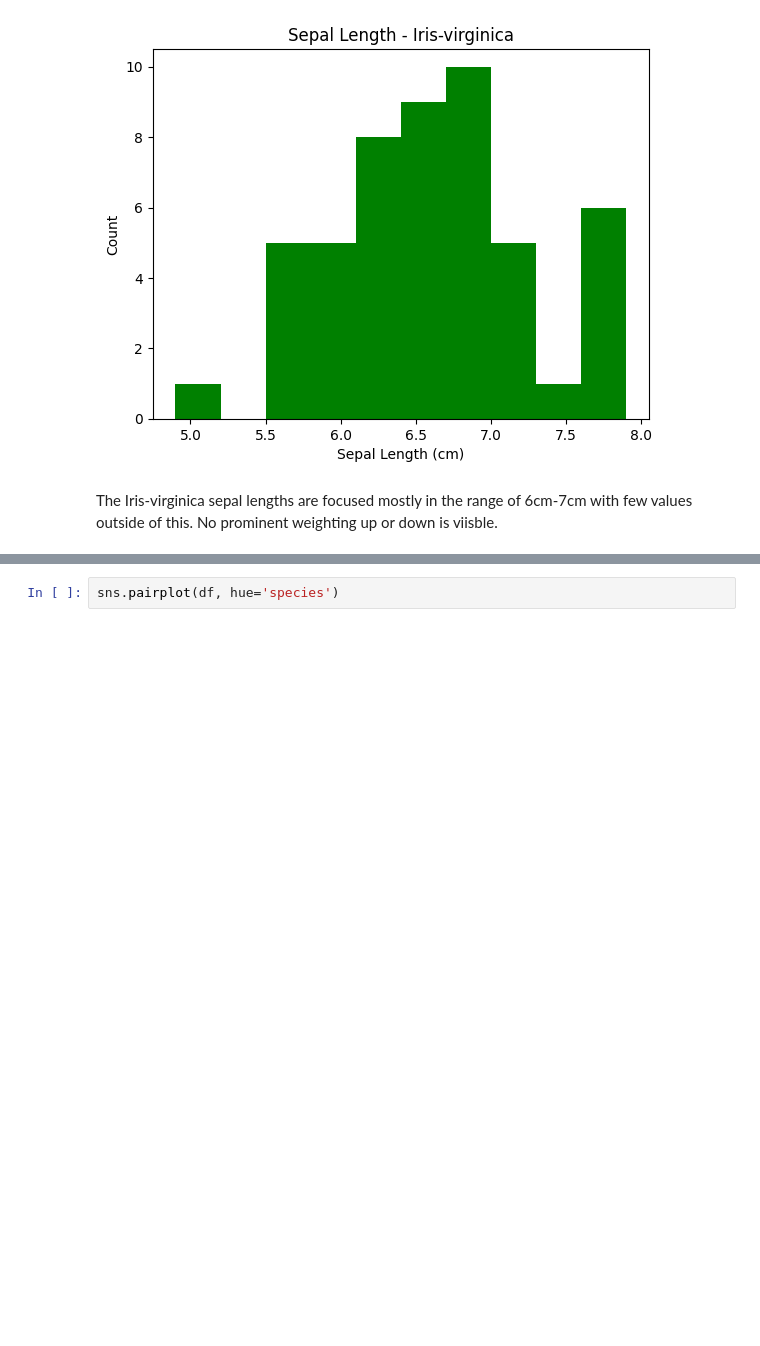
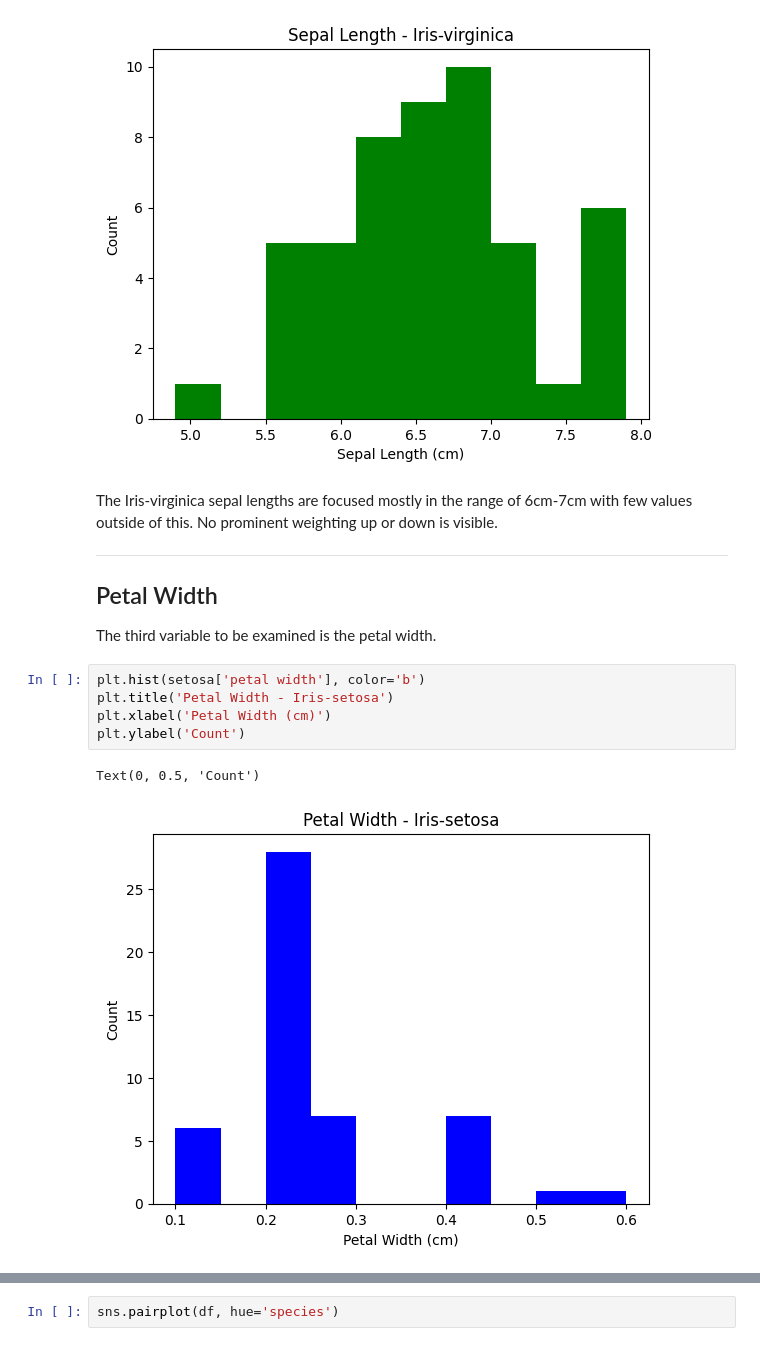
Before and after one commit to tomdbrophy/fund_data_analysis_assessment, a Jupyter notebook: project.ipynb, the cells around one changed output, grey strips where cells are left out. Drawn from its saved outputs; the diff is of its cells as text; blank space fills up the shorter version.

Commit message:
Assignment - Remaining Histograms added

```diff
--- a/project.ipynb
+++ b/project.ipynb
@@ -114,4 +114,17 @@ plt.ylabel('Count')
 Text(0, 0.5, 'Count')
 [figure]
 # %% [markdown]
-The Iris-virginica sepal lengths are focused mostly in the range of 6cm-7cm with few values outside of this. No prominent weighting up or down is viisble.
+The Iris-virginica sepal lengths are focused mostly in the range of 6cm-7cm with few values outside of this. No prominent weighting up or down is visible.
+***
+
+## Petal Width
+
+The third variable to be examined is the petal width.
+# %%
+plt.hist(setosa['petal width'], color='b')
+plt.title('Petal Width - Iris-setosa')
+plt.xlabel('Petal Width (cm)')
+plt.ylabel('Count')
+# %% [output]
+Text(0, 0.5, 'Count')
+[figure, added]
```
Also changed, not shown: parts of 11 cells of this notebook.
